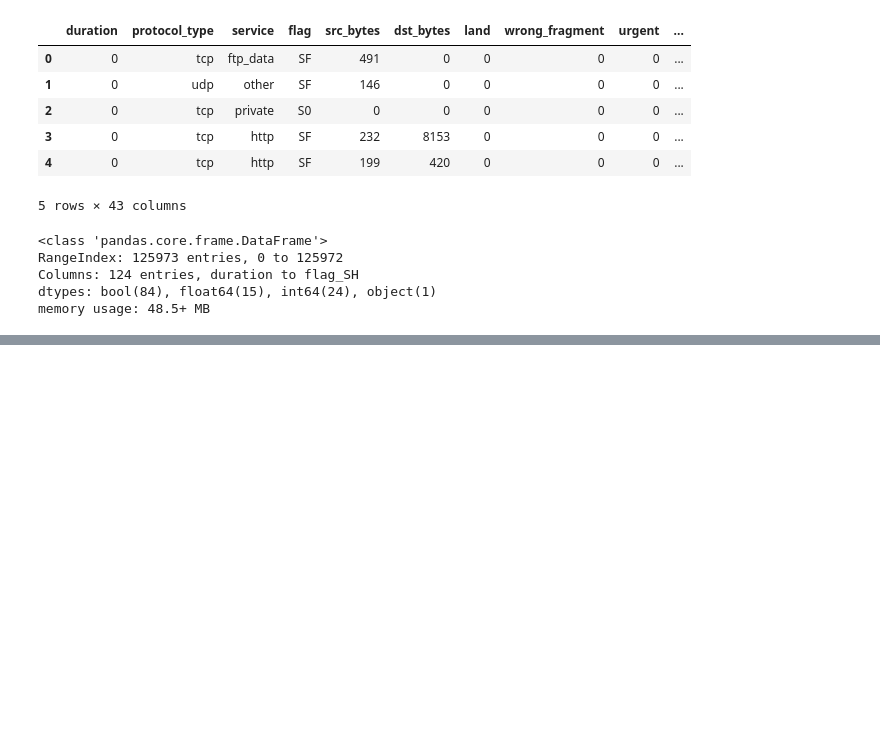
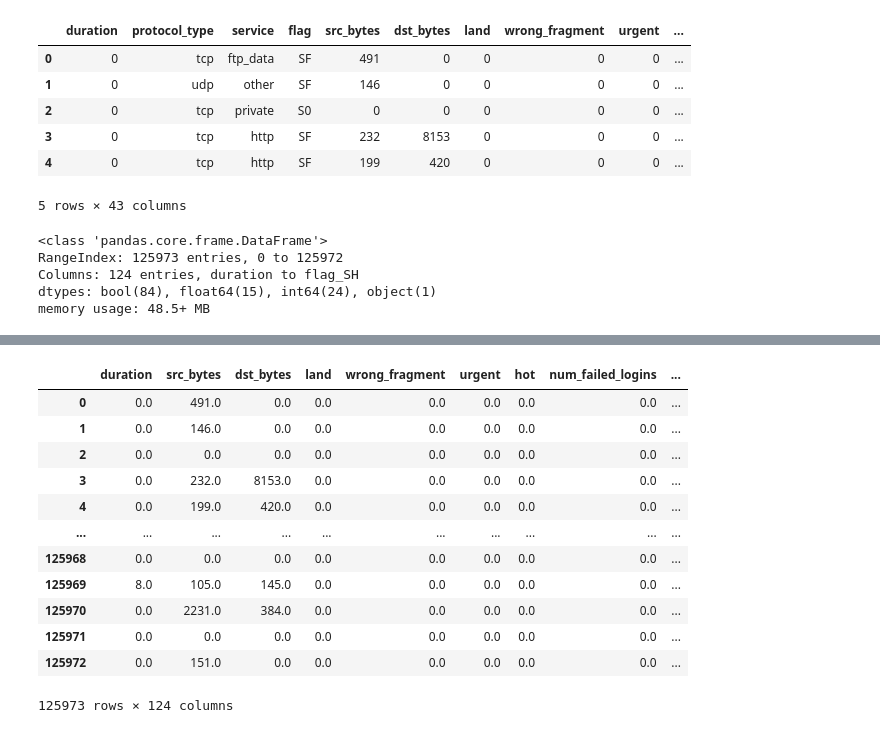
Before and after one commit to m-onerl/Neuroguard, a Jupyter notebook: notebooks/check_data_from_NSL_KDD.ipynb, the cells around one changed output, grey strips where cells are left out. Cells and saved outputs as stored; diff of their text form; code cells hidden in the pictures; blank space fills up the shorter version.

```diff
--- a/notebooks/check_data_from_NSL_KDD.ipynb
+++ b/notebooks/check_data_from_NSL_KDD.ipynb
@@ -1,6 +1,10 @@
 # %%
 import pandas as pd
 import numpy as np
+
+pd.set_option('display.max_columns', None)
+pd.set_option('display.max_colwidth', None)
+pd.set_option('display.max_rows', 100)
 # %%
 columns = [
     "duration", "protocol_type", "service", "flag", "src_bytes", "dst_bytes",
@@ -98,0 +112,16 @@ memory usage: 48.5+ MB
+# %%
+df.astype(np.float32)
+# %% [output]
+|  | duration | src_bytes | dst_bytes | land | wrong_fragment | urgent | hot | num_failed_logins | ... |
+| 0 | 0.0 | 491.0 | 0.0 | 0.0 | 0.0 | 0.0 | 0.0 | 0.0 | ... |
+| 1 | 0.0 | 146.0 | 0.0 | 0.0 | 0.0 | 0.0 | 0.0 | 0.0 | ... |
+| 2 | 0.0 | 0.0 | 0.0 | 0.0 | 0.0 | 0.0 | 0.0 | 0.0 | ... |
+| 3 | 0.0 | 232.0 | 8153.0 | 0.0 | 0.0 | 0.0 | 0.0 | 0.0 | ... |
+| 4 | 0.0 | 199.0 | 420.0 | 0.0 | 0.0 | 0.0 | 0.0 | 0.0 | ... |
+| ... | ... | ... | ... | ... | ... | ... | ... | ... | ... |
+| 125968 | 0.0 | 0.0 | 0.0 | 0.0 | 0.0 | 0.0 | 0.0 | 0.0 | ... |
+| 125969 | 8.0 | 105.0 | 145.0 | 0.0 | 0.0 | 0.0 | 0.0 | 0.0 | ... |
+| 125970 | 0.0 | 2231.0 | 384.0 | 0.0 | 0.0 | 0.0 | 0.0 | 0.0 | ... |
+| 125971 | 0.0 | 0.0 | 0.0 | 0.0 | 0.0 | 0.0 | 0.0 | 0.0 | ... |
+| 125972 | 0.0 | 151.0 | 0.0 | 0.0 | 0.0 | 0.0 | 0.0 | 0.0 | ... |
+125973 rows × 124 columns
```
Also changed, not shown: parts of 7 cells of this notebook.
